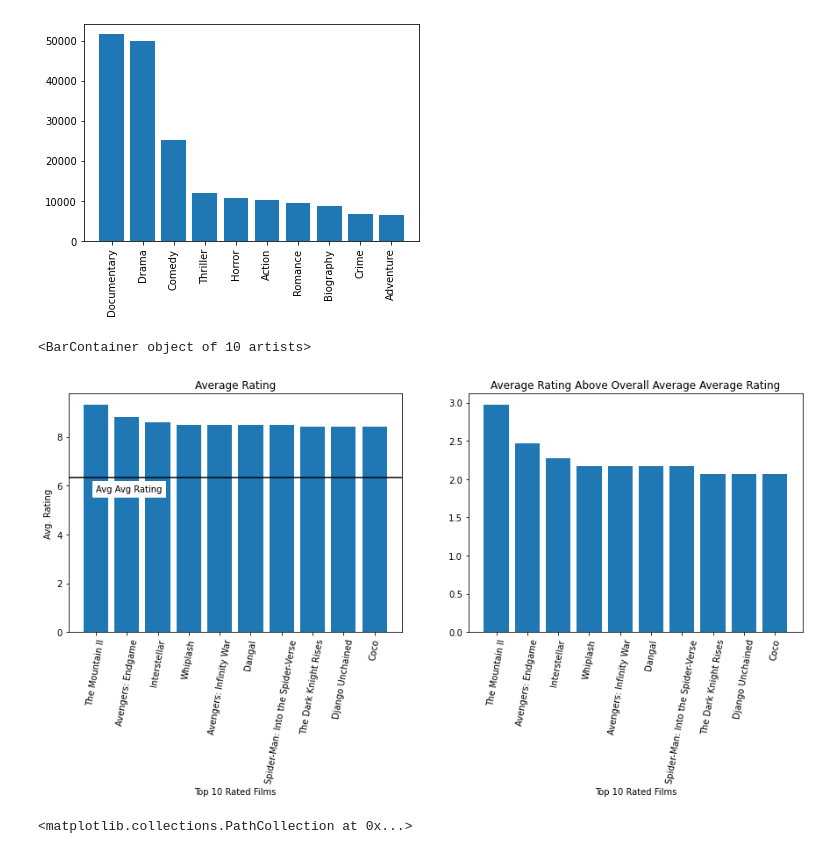
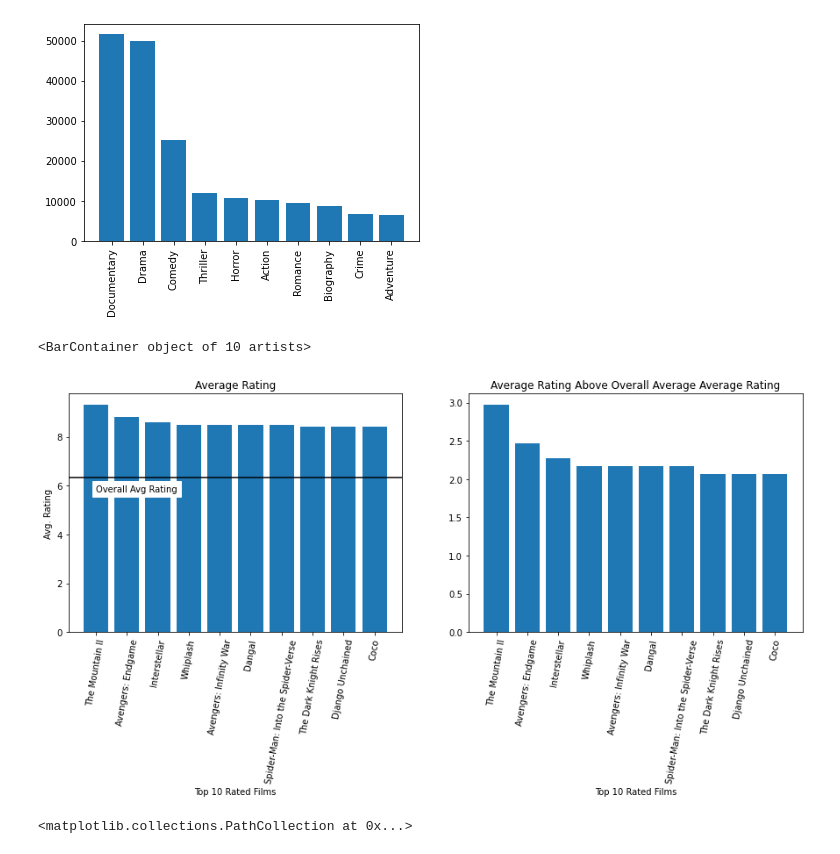
Before and after one commit to JTDJames/msft-video-mjj, a Jupyter notebook: notebooks/phase-1-proj-mjj.ipynb, the cells around one changed output. Saved outputs shown, nothing was run; the diff lists cells and outputs as text; code cells hidden in the pictures.

```diff
--- a/notebooks/phase-1-proj-mjj.ipynb
+++ b/notebooks/phase-1-proj-mjj.ipynb
@@ -109,35 +109,35 @@ ax.bar(x,y)
 # %%
 # Viz of Top 10 movies by rating with at least 100,000 votes and released no later than 2012
 df_top10_rat = df_top50_rat[0:10]
 
 fig, (ax1, ax2) = plt.subplots(nrows=1, ncols=2, figsize=(15,5))
 
 x1 = df_top10_rat['primary_title']
 y1 = df_top10_rat['averagerating']
 
 x2 = df_top10_rat['primary_title']
 y2 = df_top10_rat['rating_relative_to_avg']
 
 ax1.axhline(6.332729, c="black")
-ax1.text(0,5.75,"Avg Avg Rating", backgroundcolor="White")
+ax1.text(0,5.75,"Overall Avg Rating", backgroundcolor="White")
 
 ax1.set_xticklabels(x1, rotation=80)
 ax2.set_xticklabels(x2, rotation=80)
 
 ax1.set_xlabel("Top 10 Rated Films")
 ax1.set_ylabel("Avg. Rating")
 
 ax2.set_xlabel("Top 10 Rated Films")
 ax.set_ylabel("Avg. Rating Above Avg. Avg. Rating")
 
 ax1.set_title("Average Rating")
 ax2.set_title("Average Rating Above Overall Average Average Rating")
 
 ax1.bar(x1,y1)
 ax2.bar(x2,y2)
 # %% [output]
 <BarContainer object of 10 artists>
-[figure, old version]
+[figure, new version]
 # %%
 # Viz of comparison of number of votes and average rating
 
```
Also changed, not shown: parts of 1 cell of this notebook, 5 other files.
